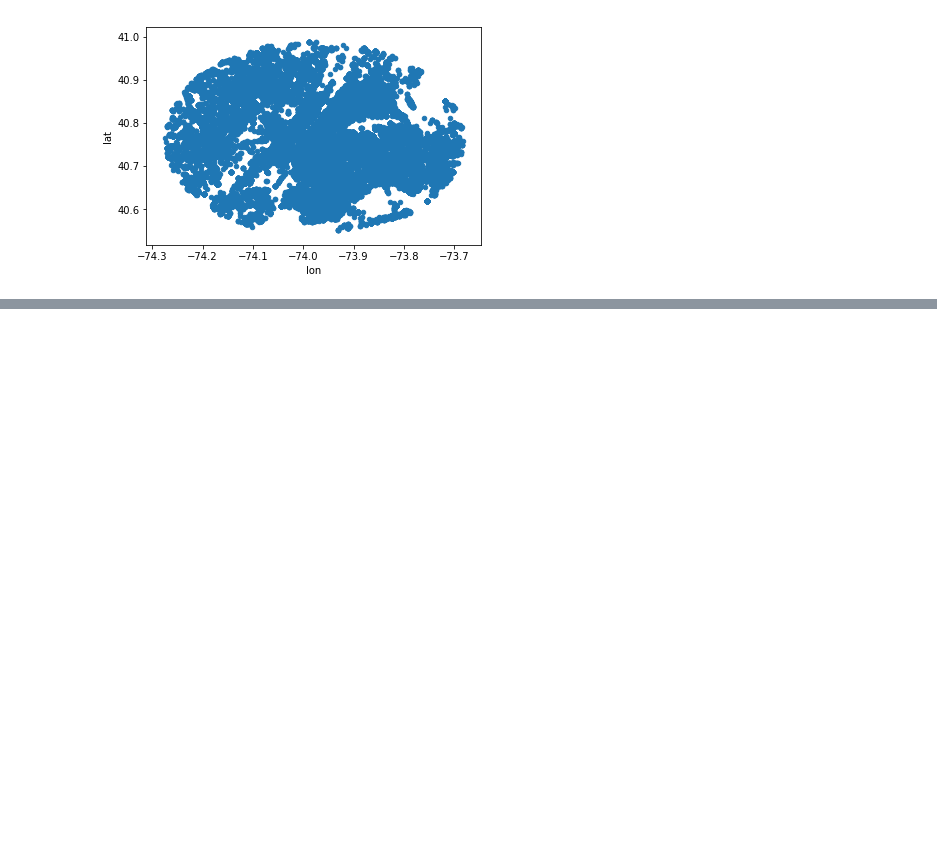
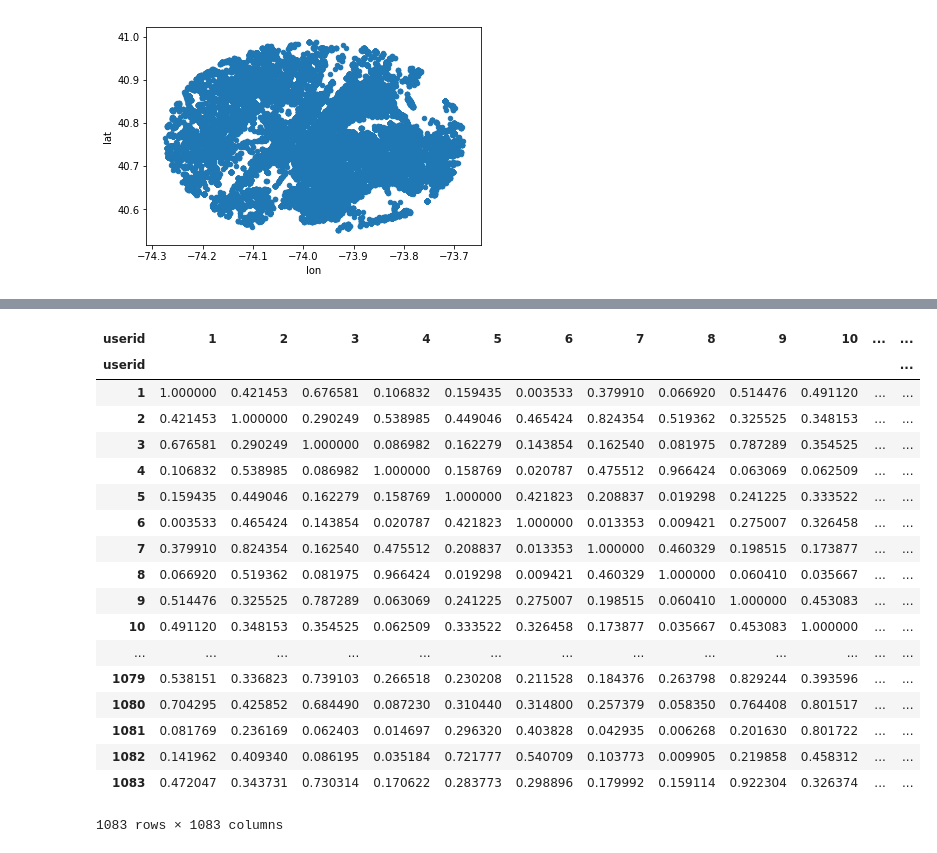
Before and after one commit to shengcode/CSE523, a Jupyter notebook: foursquare.ipynb, the cells around one changed output, grey strips where cells are left out. Saved outputs shown, nothing was run; the diff lists cells and outputs as text; code cells hidden in the pictures; blank space fills up the shorter version.

Commit message:
tfidf

```diff
--- a/foursquare.ipynb
+++ b/foursquare.ipynb
@@ -282,0 +338,30 @@ nyc_train.shape
+# %%
+x = tfidf(nyc)
+# %%
+user_venus_tfidf = (x.unstack(0).fillna(0))
+# %%
+similarity_nyc = user_venus_tfidf.dot(user_venus_tfidf.T)
+# %%
+similarity_nyc = similarity_nyc/np.sqrt(np.diag(similarity_nyc)[:, np.newaxis].dot(np.diag(similarity_nyc)[np.newaxis,:]))
+# %%
+similarity_nyc
+# %% [output]
+| userid | 1 | 2 | 3 | 4 | 5 | 6 | 7 | 8 | 9 | 10 | ... | ... |
+| userid |  |  |  |  |  |  |  |  |  |  |  | ... |
+| 1 | 1.000000 | 0.421453 | 0.676581 | 0.106832 | 0.159435 | 0.003533 | 0.379910 | 0.066920 | 0.514476 | 0.491120 | ... | ... |
+| 2 | 0.421453 | 1.000000 | 0.290249 | 0.538985 | 0.449046 | 0.465424 | 0.824354 | 0.519362 | 0.325525 | 0.348153 | ... | ... |
+| 3 | 0.676581 | 0.290249 | 1.000000 | 0.086982 | 0.162279 | 0.143854 | 0.162540 | 0.081975 | 0.787289 | 0.354525 | ... | ... |
+| 4 | 0.106832 | 0.538985 | 0.086982 | 1.000000 | 0.158769 | 0.020787 | 0.475512 | 0.966424 | 0.063069 | 0.062509 | ... | ... |
+| 5 | 0.159435 | 0.449046 | 0.162279 | 0.158769 | 1.000000 | 0.421823 | 0.208837 | 0.019298 | 0.241225 | 0.333522 | ... | ... |
+| 6 | 0.003533 | 0.465424 | 0.143854 | 0.020787 | 0.421823 | 1.000000 | 0.013353 | 0.009421 | 0.275007 | 0.326458 | ... | ... |
+| 7 | 0.379910 | 0.824354 | 0.162540 | 0.475512 | 0.208837 | 0.013353 | 1.000000 | 0.460329 | 0.198515 | 0.173877 | ... | ... |
+| 8 | 0.066920 | 0.519362 | 0.081975 | 0.966424 | 0.019298 | 0.009421 | 0.460329 | 1.000000 | 0.060410 | 0.035667 | ... | ... |
+| 9 | 0.514476 | 0.325525 | 0.787289 | 0.063069 | 0.241225 | 0.275007 | 0.198515 | 0.060410 | 1.000000 | 0.453083 | ... | ... |
+| 10 | 0.491120 | 0.348153 | 0.354525 | 0.062509 | 0.333522 | 0.326458 | 0.173877 | 0.035667 | 0.453083 | 1.000000 | ... | ... |
+| ... | ... | ... | ... | ... | ... | ... | ... | ... | ... | ... | ... | ... |
+| 1079 | 0.538151 | 0.336823 | 0.739103 | 0.266518 | 0.230208 | 0.211528 | 0.184376 | 0.263798 | 0.829244 | 0.393596 | ... | ... |
+| 1080 | 0.704295 | 0.425852 | 0.684490 | 0.087230 | 0.310440 | 0.314800 | 0.257379 | 0.058350 | 0.764408 | 0.801517 | ... | ... |
+| 1081 | 0.081769 | 0.236169 | 0.062403 | 0.014697 | 0.296320 | 0.403828 | 0.042935 | 0.006268 | 0.201630 | 0.801722 | ... | ... |
+| 1082 | 0.141962 | 0.409340 | 0.086195 | 0.035184 | 0.721777 | 0.540709 | 0.103773 | 0.009905 | 0.219858 | 0.458312 | ... | ... |
+| 1083 | 0.472047 | 0.343731 | 0.730314 | 0.170622 | 0.283773 | 0.298896 | 0.179992 | 0.159114 | 0.922304 | 0.326374 | ... | ... |
+1083 rows × 1083 columns
```
Also changed, not shown: parts of 36 cells of this notebook.
